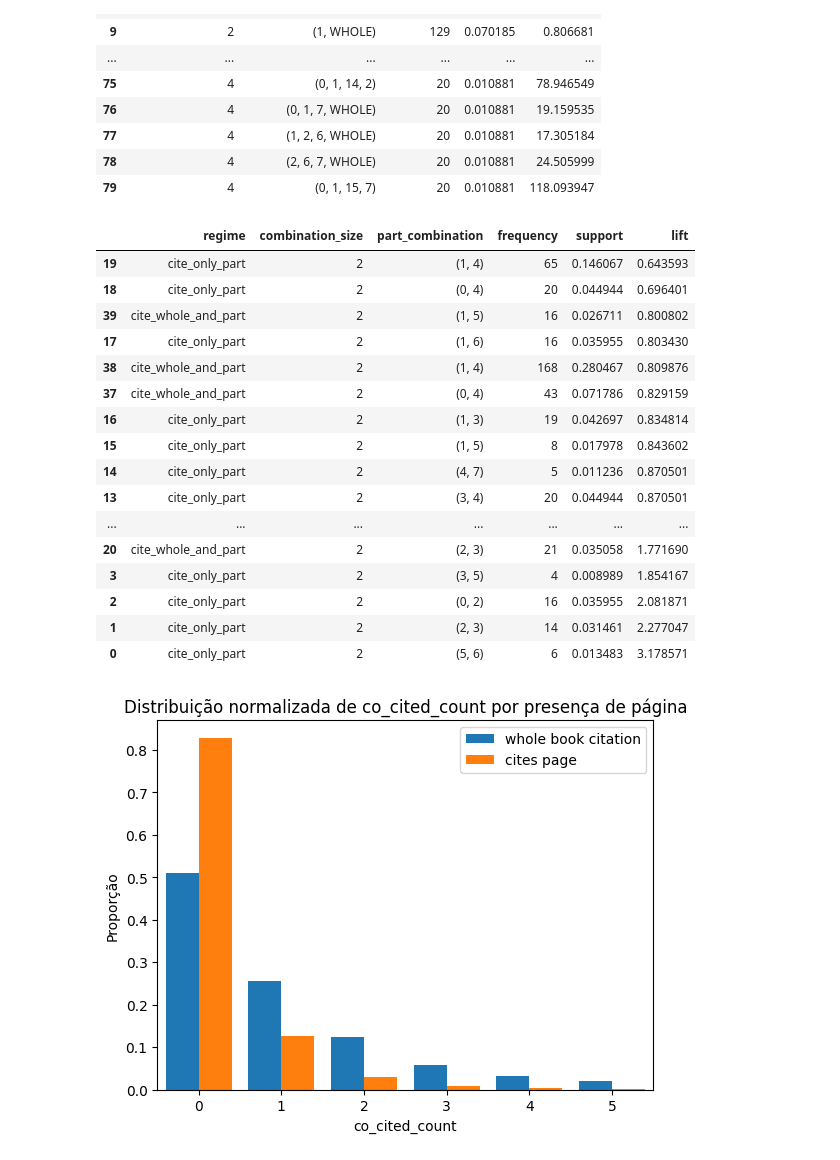
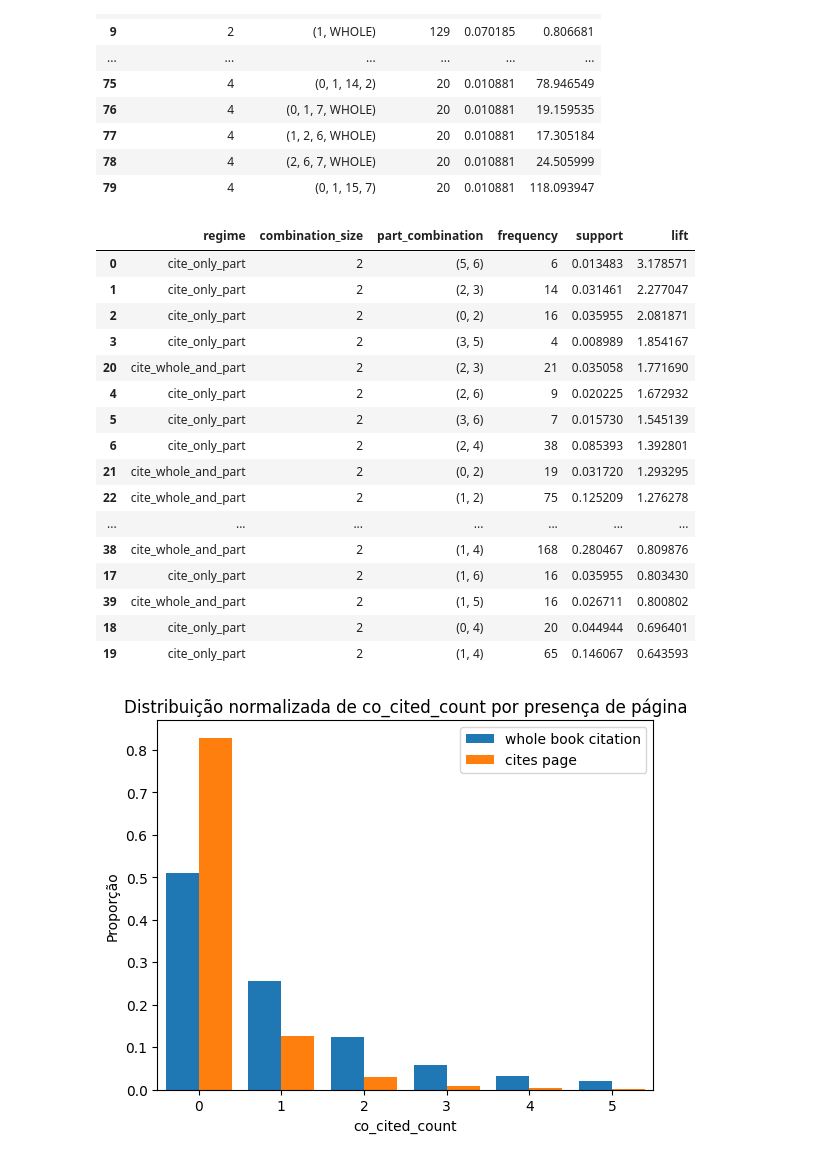
Before and after one commit to pcalais/bibliometrics-austrian-economics, a Jupyter notebook: notebooks/6-analyze-mises-refs.ipynb, the cells around one changed output. Drawn from its saved outputs; the diff is of its cells as text; code cells hidden in the pictures.

```diff
--- a/notebooks/6-analyze-mises-refs.ipynb
+++ b/notebooks/6-analyze-mises-refs.ipynb
@@ -307,50 +458,50 @@ def compute_support_lift(parts_series, label):
                 "lift": lift
             }
 
     return rows
 
 # --------------------------------------------------
 # 3️⃣ Cálculo para os três regimes
 # --------------------------------------------------
 rows = {}
 rows.update(compute_support_lift(cite_whole, "cite_whole"))
 rows.update(compute_support_lift(cite_whole_and_part, "cite_whole_and_part"))
 rows.update(compute_support_lift(cite_only_part, "cite_only_part"))
 
 # --------------------------------------------------
 # 4️⃣ DataFrame final
 # --------------------------------------------------
 top_combinations_df = (
     pd.DataFrame(rows.values())
       .sort_values(["regime", "lift"], ascending=[True, False])
       .reset_index(drop=True)
 )
 
 # --------------------------------------------------
 # 5️⃣ Resultado
 # --------------------------------------------------
 
-top_combinations_df = top_combinations_df.sort_values(by='lift')
+top_combinations_df = top_combinations_df.sort_values(by='lift', ascending=False)
 
 top_combinations_df.head(1000)
 # %% [output]
 |  | regime | combination_size | part_combination | frequency | support | lift |
+| 0 | cite_only_part | 2 | (5, 6) | 6 | 0.013483 | 3.178571 |
+| 1 | cite_only_part | 2 | (2, 3) | 14 | 0.031461 | 2.277047 |
+| 2 | cite_only_part | 2 | (0, 2) | 16 | 0.035955 | 2.081871 |
+| 3 | cite_only_part | 2 | (3, 5) | 4 | 0.008989 | 1.854167 |
+| 20 | cite_whole_and_part | 2 | (2, 3) | 21 | 0.035058 | 1.771690 |
+| 4 | cite_only_part | 2 | (2, 6) | 9 | 0.020225 | 1.672932 |
+| 5 | cite_only_part | 2 | (3, 6) | 7 | 0.015730 | 1.545139 |
+| 6 | cite_only_part | 2 | (2, 4) | 38 | 0.085393 | 1.392801 |
+| 21 | cite_whole_and_part | 2 | (0, 2) | 19 | 0.031720 | 1.293295 |
+| 22 | cite_whole_and_part | 2 | (1, 2) | 75 | 0.125209 | 1.276278 |
+| ... | ... | ... | ... | ... | ... | ... |
+| 38 | cite_whole_and_part | 2 | (1, 4) | 168 | 0.280467 | 0.809876 |
+| 17 | cite_only_part | 2 | (1, 6) | 16 | 0.035955 | 0.803430 |
+| 39 | cite_whole_and_part | 2 | (1, 5) | 16 | 0.026711 | 0.800802 |
+| 18 | cite_only_part | 2 | (0, 4) | 20 | 0.044944 | 0.696401 |
 | 19 | cite_only_part | 2 | (1, 4) | 65 | 0.146067 | 0.643593 |
-| 18 | cite_only_part | 2 | (0, 4) | 20 | 0.044944 | 0.696401 |
-| 39 | cite_whole_and_part | 2 | (1, 5) | 16 | 0.026711 | 0.800802 |
-| 17 | cite_only_part | 2 | (1, 6) | 16 | 0.035955 | 0.803430 |
-| 38 | cite_whole_and_part | 2 | (1, 4) | 168 | 0.280467 | 0.809876 |
-| 37 | cite_whole_and_part | 2 | (0, 4) | 43 | 0.071786 | 0.829159 |
-| 16 | cite_only_part | 2 | (1, 3) | 19 | 0.042697 | 0.834814 |
-| 15 | cite_only_part | 2 | (1, 5) | 8 | 0.017978 | 0.843602 |
-| 14 | cite_only_part | 2 | (4, 7) | 5 | 0.011236 | 0.870501 |
-| 13 | cite_only_part | 2 | (3, 4) | 20 | 0.044944 | 0.870501 |
-| ... | ... | ... | ... | ... | ... | ... |
-| 20 | cite_whole_and_part | 2 | (2, 3) | 21 | 0.035058 | 1.771690 |
-| 3 | cite_only_part | 2 | (3, 5) | 4 | 0.008989 | 1.854167 |
-| 2 | cite_only_part | 2 | (0, 2) | 16 | 0.035955 | 2.081871 |
-| 1 | cite_only_part | 2 | (2, 3) | 14 | 0.031461 | 2.277047 |
-| 0 | cite_only_part | 2 | (5, 6) | 6 | 0.013483 | 3.178571 |
 # %%
 import matplotlib.pyplot as plt
 import numpy as np
```
Also changed, not shown: parts of 2 cells of this notebook.
